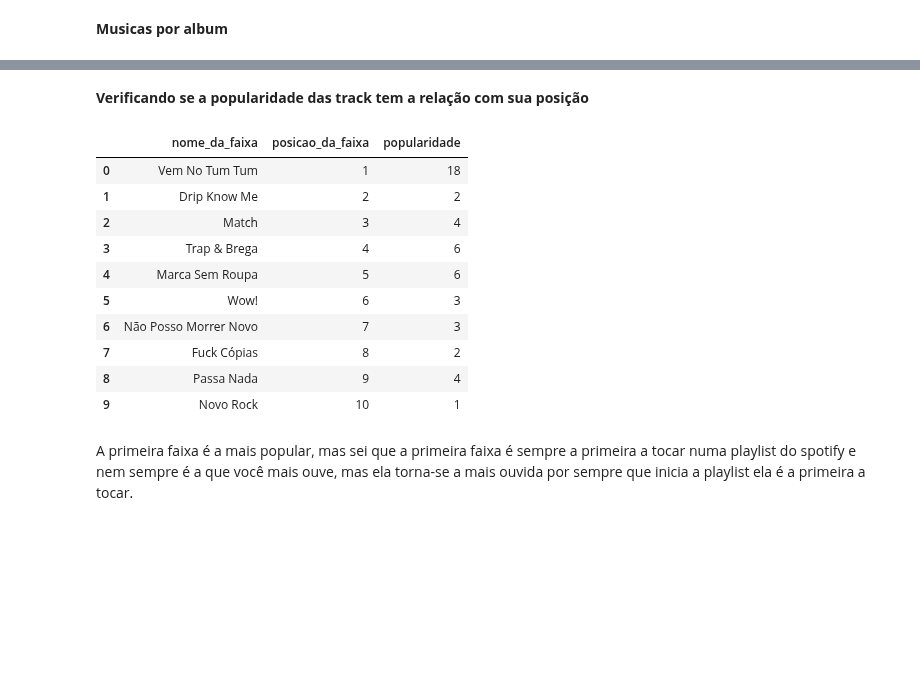
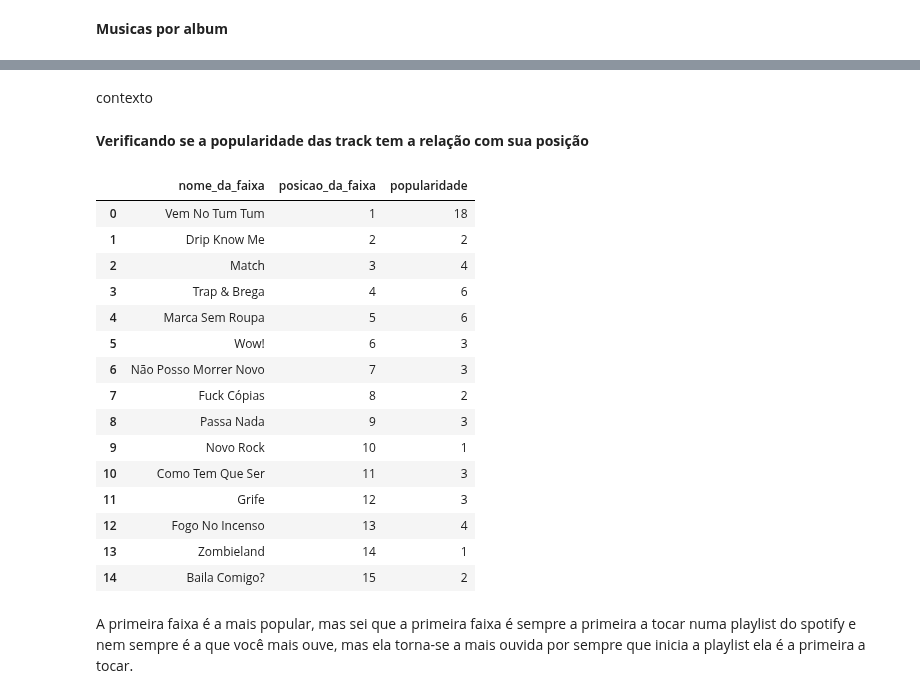
Before and after one commit to luislauriano/Data_Science, a Jupyter notebook: Projeto_construcao.ipynb, the cells around one changed output, grey strips where cells are left out. Saved outputs shown, nothing was run; the diff lists cells and outputs as text; code cells hidden in the pictures; blank space fills up the shorter version.

```diff
--- a/Projeto_construcao.ipynb
+++ b/Projeto_construcao.ipynb
@@ -480,19 +549,26 @@ Name: nome_da_faixa, dtype: object>
+# %% [markdown]
+contexto
 # %% [markdown]
 **Verificando se a popularidade das track tem a relação com sua posição**
 # %%
-tff[['nome_da_faixa', 'posicao_da_faixa', 'popularidade']][:10]
+tff[['nome_da_faixa', 'posicao_da_faixa', 'popularidade']]
 # %% [output]
 |  | nome_da_faixa | posicao_da_faixa | popularidade |
 | 0 | Vem No Tum Tum | 1 | 18 |
 | 1 | Drip Know Me | 2 | 2 |
 | 2 | Match | 3 | 4 |
 | 3 | Trap & Brega | 4 | 6 |
 | 4 | Marca Sem Roupa | 5 | 6 |
 | 5 | Wow! | 6 | 3 |
 | 6 | Não Posso Morrer Novo | 7 | 3 |
 | 7 | Fuck Cópias | 8 | 2 |
-| 8 | Passa Nada | 9 | 4 |
+| 8 | Passa Nada | 9 | 3 |
 | 9 | Novo Rock | 10 | 1 |
+| 10 | Como Tem Que Ser | 11 | 3 |
+| 11 | Grife | 12 | 3 |
+| 12 | Fogo No Incenso | 13 | 4 |
+| 13 | Zombieland | 14 | 1 |
+| 14 | Baila Comigo? | 15 | 2 |
 # %% [markdown]
 A primeira faixa é a mais popular, mas sei que a primeira faixa é sempre a primeira a tocar numa playlist do spotify e nem sempre é a que você mais ouve, mas ela torna-se a mais ouvida por sempre que inicia a playlist ela é a primeira a tocar.
 # %% [markdown]
```
Also changed, not shown: parts of 64 cells of this notebook.
